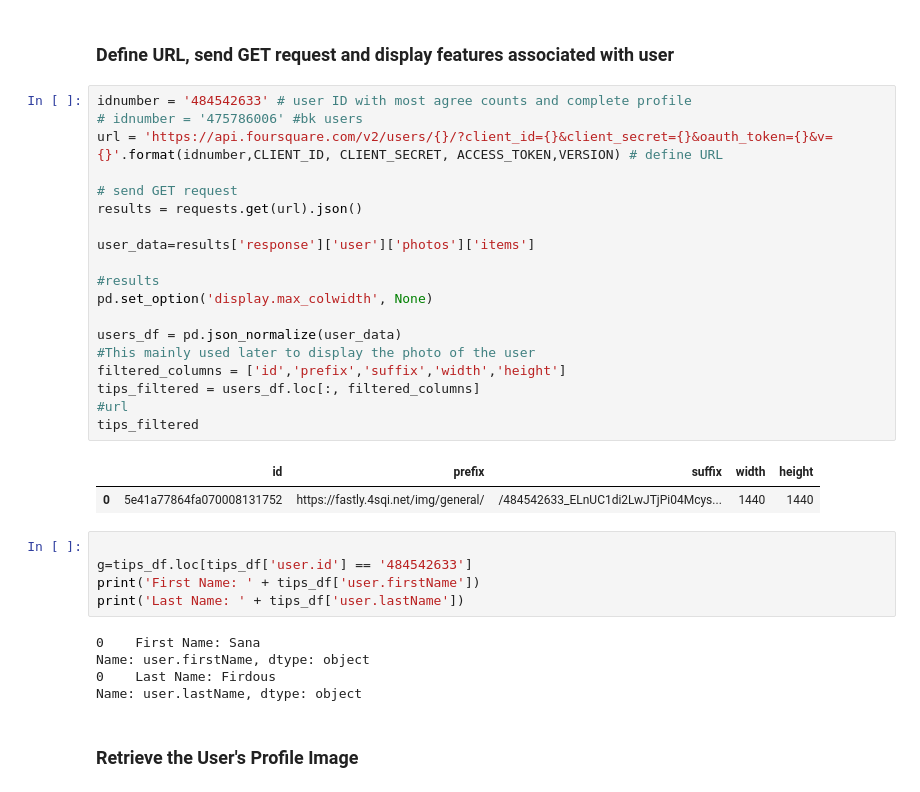
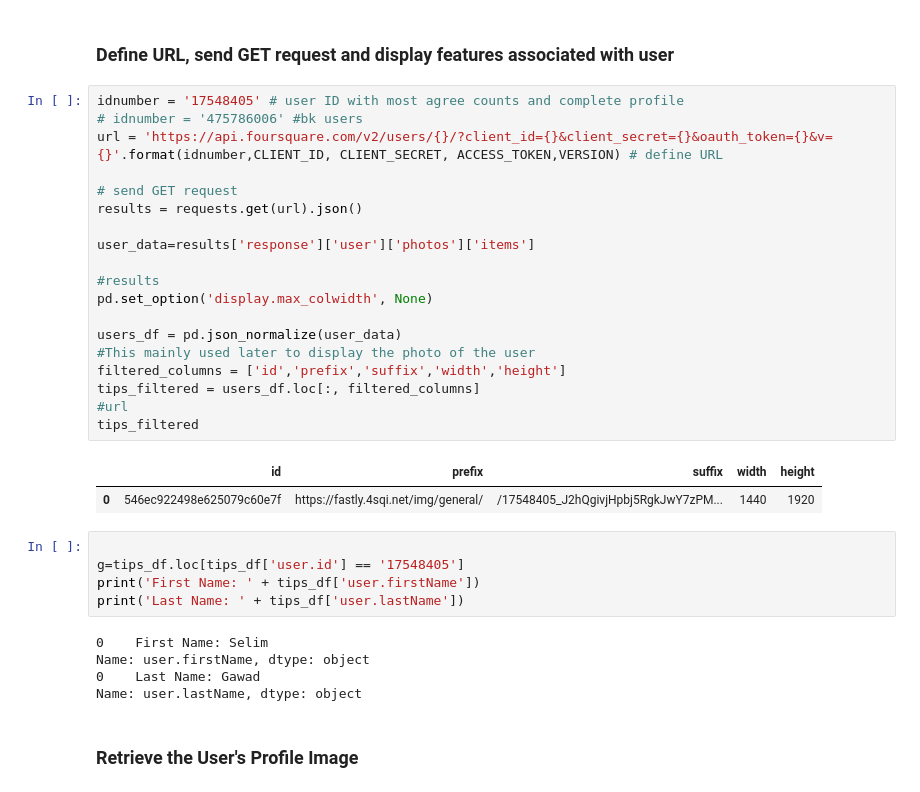
Before and after one commit to deterius/coursera_capstone, a Jupyter notebook: Week 2/DS0701EN-2-2-1-Foursquare-API-py-v2.0.ipynb, the cells around one changed output. Drawn from its saved outputs; the diff is of its cells as text.

```diff
--- a/Week 2/DS0701EN-2-2-1-Foursquare-API-py-v2.0.ipynb
+++ b/Week 2/DS0701EN-2-2-1-Foursquare-API-py-v2.0.ipynb
@@ -445,36 +400,36 @@ Now remember that because we are using a personal developer account, then we can
 # %% [markdown]
 ### Define URL, send GET request and display features associated with user
 # %%
-idnumber = '484542633' # user ID with most agree counts and complete profile
+idnumber = '17548405' # user ID with most agree counts and complete profile
 # idnumber = '475786006' #bk users
 url = 'https://api.foursquare.com/v2/users/{}/?client_id={}&client_secret={}&oauth_token={}&v={}'.format(idnumber,CLIENT_ID, CLIENT_SECRET, ACCESS_TOKEN,VERSION) # define URL
 
 # send GET request
 results = requests.get(url).json()
 
 user_data=results['response']['user']['photos']['items']
 
 #results
 pd.set_option('display.max_colwidth', None)
 
 users_df = pd.json_normalize(user_data)
 #This mainly used later to display the photo of the user
 filtered_columns = ['id','prefix','suffix','width','height']
 tips_filtered = users_df.loc[:, filtered_columns]
 #url
 tips_filtered
 # %% [output]
 |  | id | prefix | suffix | width | height |
-| 0 | 5e41a77864fa070008131752 | https://fastly.4sqi.net/img/general/ | /484542633_ELnUC1di2LwJTjPi04Mcys... | 1440 | 1440 |
+| 0 | 546ec922498e625079c60e7f | https://fastly.4sqi.net/img/general/ | /17548405_J2hQgivjHpbj5RgkJwY7zPM... | 1440 | 1920 |
 # %%
 
-g=tips_df.loc[tips_df['user.id'] == '484542633']
+g=tips_df.loc[tips_df['user.id'] == '17548405']
 print('First Name: ' + tips_df['user.firstName'])
 print('Last Name: ' + tips_df['user.lastName'])
 # %% [output]
-0    First Name: Sana
+0    First Name: Selim
 Name: user.firstName, dtype: object
-0    Last Name: Firdous
+0    Last Name: Gawad
 Name: user.lastName, dtype: object
 # %% [markdown]
 ### Retrieve the User's Profile Image
```
Also changed, not shown: parts of 13 cells of this notebook, 4 other files.
